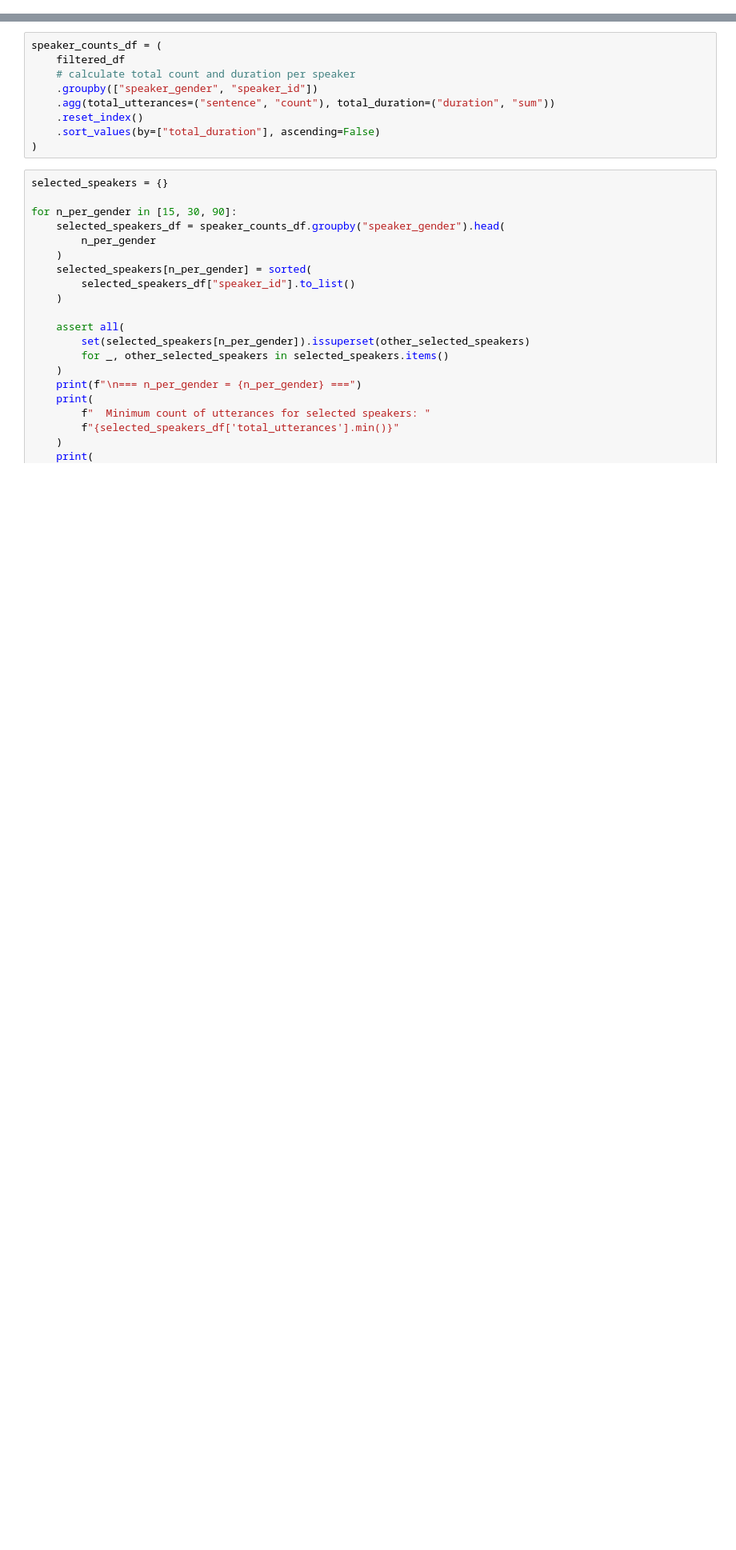
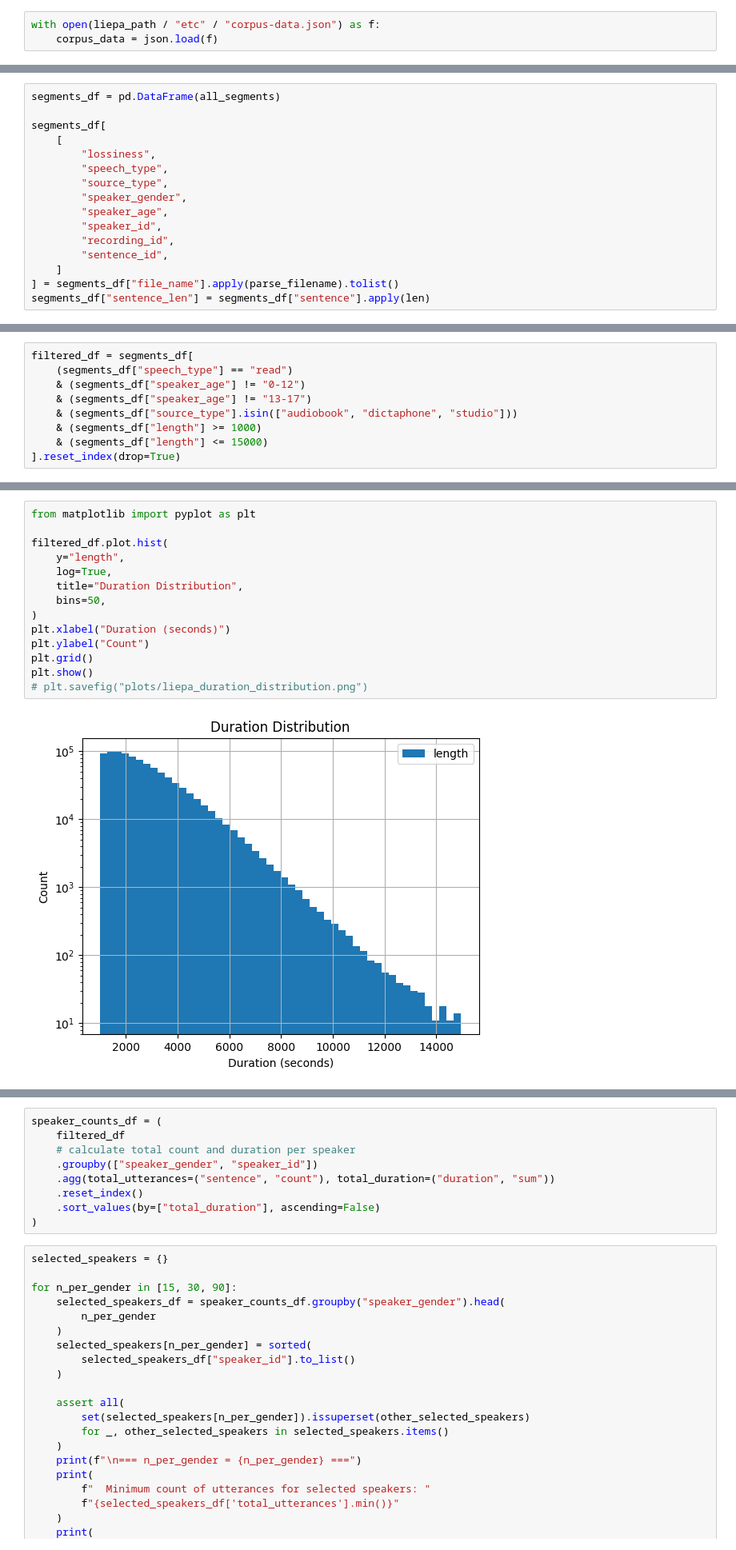
Before and after one commit to spacegrapefruit/msc-thesis, a Jupyter notebook: notebooks/liepa_analysis.ipynb, the cells around one changed output, grey strips where cells are left out. Shown at 80% size. Cells and saved outputs as stored; diff of their text form; blank space fills up the shorter version.

```diff
--- a/notebooks/liepa_analysis.ipynb
+++ b/notebooks/liepa_analysis.ipynb
@@ -49,0 +16,3 @@ filtered_df = full_df[
+# %%
+with open(liepa_path / "etc" / "corpus-data.json") as f:
+    corpus_data = json.load(f)
@@ -49,0 +67,16 @@ filtered_df = full_df[
+# %%
+segments_df = pd.DataFrame(all_segments)
+
+segments_df[
+    [
+        "lossiness",
+        "speech_type",
+        "source_type",
+        "speaker_gender",
+        "speaker_age",
+        "speaker_id",
+        "recording_id",
+        "sentence_id",
+    ]
+] = segments_df["file_name"].apply(parse_filename).tolist()
+segments_df["sentence_len"] = segments_df["sentence"].apply(len)
@@ -49,0 +90,9 @@ filtered_df = full_df[
+# %%
+filtered_df = segments_df[
+    (segments_df["speech_type"] == "read")
+    & (segments_df["speaker_age"] != "0-12")
+    & (segments_df["speaker_age"] != "13-17")
+    & (segments_df["source_type"].isin(["audiobook", "dictaphone", "studio"]))
+    & (segments_df["length"] >= 1000)
+    & (segments_df["length"] <= 15000)
+].reset_index(drop=True)
@@ -49,0 +269,16 @@ filtered_df = full_df[
+# %%
+from matplotlib import pyplot as plt
+
+filtered_df.plot.hist(
+    y="length",
+    log=True,
+    title="Duration Distribution",
+    bins=50,
+)
+plt.xlabel("Duration (seconds)")
+plt.ylabel("Count")
+plt.grid()
+plt.show()
+# plt.savefig("plots/liepa_duration_distribution.png")
+# %% [output]
+[figure, added]
```
Also changed, not shown: parts of 27 cells of this notebook, 43 other files.
